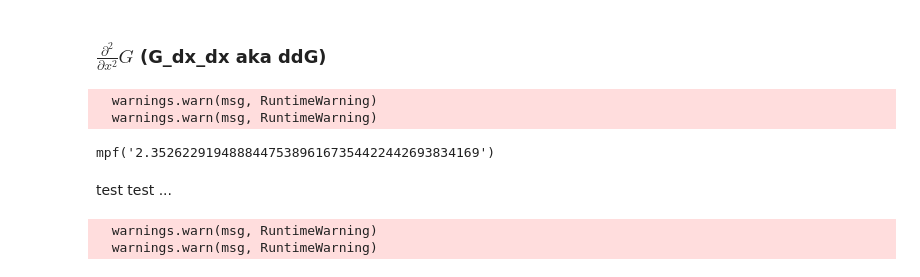
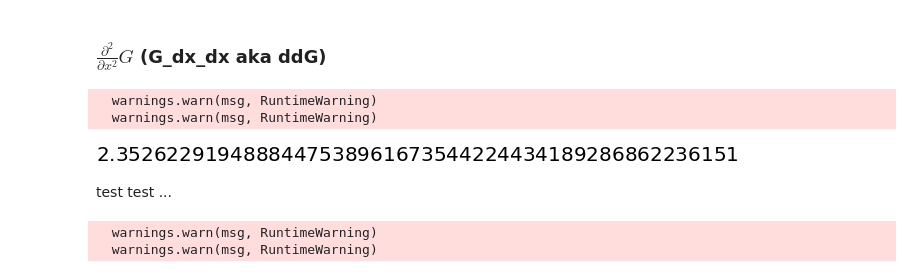
Before and after one commit to TeamNotJava/networkx-related, a Jupyter notebook: evaluations/evals-notebook.ipynb, the cells around one changed output. Drawn from its saved outputs; the diff is of its cells as text; code cells hidden in the pictures.

```diff
--- a/evaluations/evals-notebook.ipynb
+++ b/evaluations/evals-notebook.ipynb
@@ -550,4 +551,4 @@ def eval_G_3_arrow_dx_dx(x, y):
-    return G_3_arrow_dx_dx
+    return sympify(G_3_arrow_dx_dx)
 # %%
 x = 0.3818910819329968147928321954229595072971e-1
 y = 1.094167491053268394363611393315191846989
@@ -589,4 +590,4 @@ def eval_G_3_arrow_dy_dy(x, y):
-    return G_3_arrow_dy_dy
+    return sympify(G_3_arrow_dy_dy)
 # %%
 x = 0.3818910819329968147928321954229595072971e-1
 y = 1.094167491053268394363611393315191846989
@@ -1063,14 +1063,14 @@ def eval_G_dx_dx(x,y, F=None):
 # Takes very long.
 #compare('G_dx_dx', 'x', 'y', eval_G_dx_dx)
 # %%
-x = mpf('0.0367265761612091283824619433531762063743')
+x = Float('0.0367265761612091283824619433531762063743')
 y = 1.0
 F = eval_F(x,y)
 eval_G_dx_dx(x,y,F)
 # %% [output]
   warnings.warn(msg, RuntimeWarning)
   warnings.warn(msg, RuntimeWarning)
-mpf('2.352622919488844753896167354422442693834169')
+[figure, added]
 # %% [markdown]
 test test ...
 # %%
```
Also changed, not shown: parts of 55 cells of this notebook.
